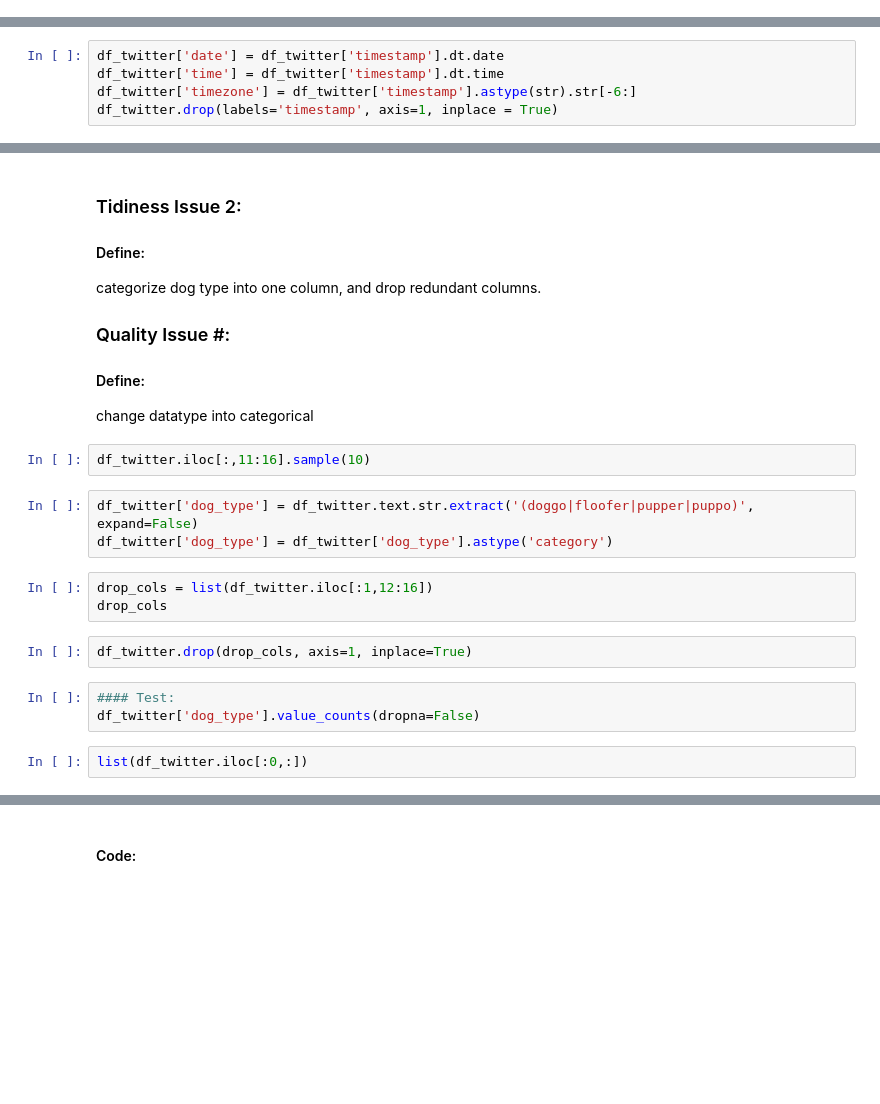
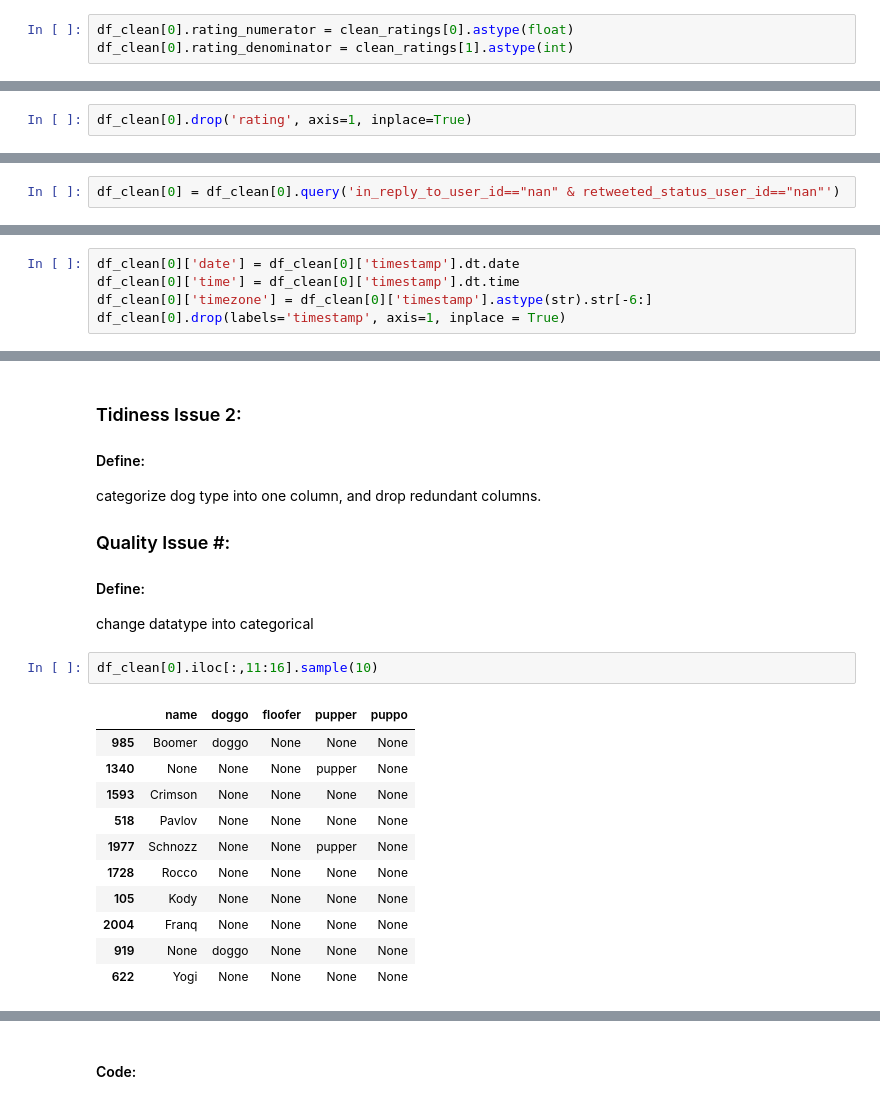
Before and after one commit to JCalaunan/PRJ_Wrangle-Twitter, a Jupyter notebook: wrangle_act.ipynb, the cells around one changed output, grey strips where cells are left out. Cells and saved outputs as stored; diff of their text form; blank space fills up the shorter version.

```diff
--- a/wrangle_act.ipynb
+++ b/wrangle_act.ipynb
@@ -1512,0 +1593,3 @@ dtype: int64
+# %%
+df_clean[0].rating_numerator = clean_ratings[0].astype(float)
+df_clean[0].rating_denominator = clean_ratings[1].astype(int)
@@ -1513,2 +1602,4 @@ dtype: int64
+# %%
+df_clean[0].drop('rating', axis=1, inplace=True)
 # %%
 df_clean[0].info()
@@ -1517,0 +1710,2 @@ df_clean[0].rating.isnull().values.any()
+# %%
+df_clean[0] = df_clean[0].query('in_reply_to_user_id=="nan" & retweeted_status_user_id=="nan"')
@@ -1526,8 +1743,8 @@ df_twitter.timestamp.sample(5)
 # %%
-df_twitter['date'] = df_twitter['timestamp'].dt.date
-df_twitter['time'] = df_twitter['timestamp'].dt.time
-df_twitter['timezone'] = df_twitter['timestamp'].astype(str).str[-6:]
-df_twitter.drop(labels='timestamp', axis=1, inplace = True)
+df_clean[0]['date'] = df_clean[0]['timestamp'].dt.date
+df_clean[0]['time'] = df_clean[0]['timestamp'].dt.time
+df_clean[0]['timezone'] = df_clean[0]['timestamp'].astype(str).str[-6:]
+df_clean[0].drop(labels='timestamp', axis=1, inplace = True)
 # %% [markdown]
 #### Test:
 # %%
@@ -1540,17 +1771,16 @@ categorize dog type into one column, and drop redundant columns.
 #### Define:
 change datatype into categorical
 # %%
-df_twitter.iloc[:,11:16].sample(10)
+df_clean[0].iloc[:,11:16].sample(10)
+# %% [output]
+|  | name | doggo | floofer | pupper | puppo |
+| 985 | Boomer | doggo | None | None | None |
+| 1340 | None | None | None | pupper | None |
+| 1593 | Crimson | None | None | None | None |
+| 518 | Pavlov | None | None | None | None |
+| 1977 | Schnozz | None | None | pupper | None |
+| 1728 | Rocco | None | None | None | None |
+| 105 | Kody | None | None | None | None |
+| 2004 | Franq | None | None | None | None |
+| 919 | None | doggo | None | None | None |
+| 622 | Yogi | None | None | None | None |
-# %%
-df_twitter['dog_type'] = df_twitter.text.str.extract('(doggo|floofer|pupper|puppo)', expand=False)
-df_twitter['dog_type'] = df_twitter['dog_type'].astype('category')
-# %%
-drop_cols = list(df_twitter.iloc[:1,12:16])
-drop_cols
-# %%
-df_twitter.drop(drop_cols, axis=1, inplace=True)
-# %%
-#### Test:
-df_twitter['dog_type'].value_counts(dropna=False)
-# %%
-list(df_twitter.iloc[:0,:])
```
Also changed, not shown: parts of 123 cells of this notebook, 17 other files.
